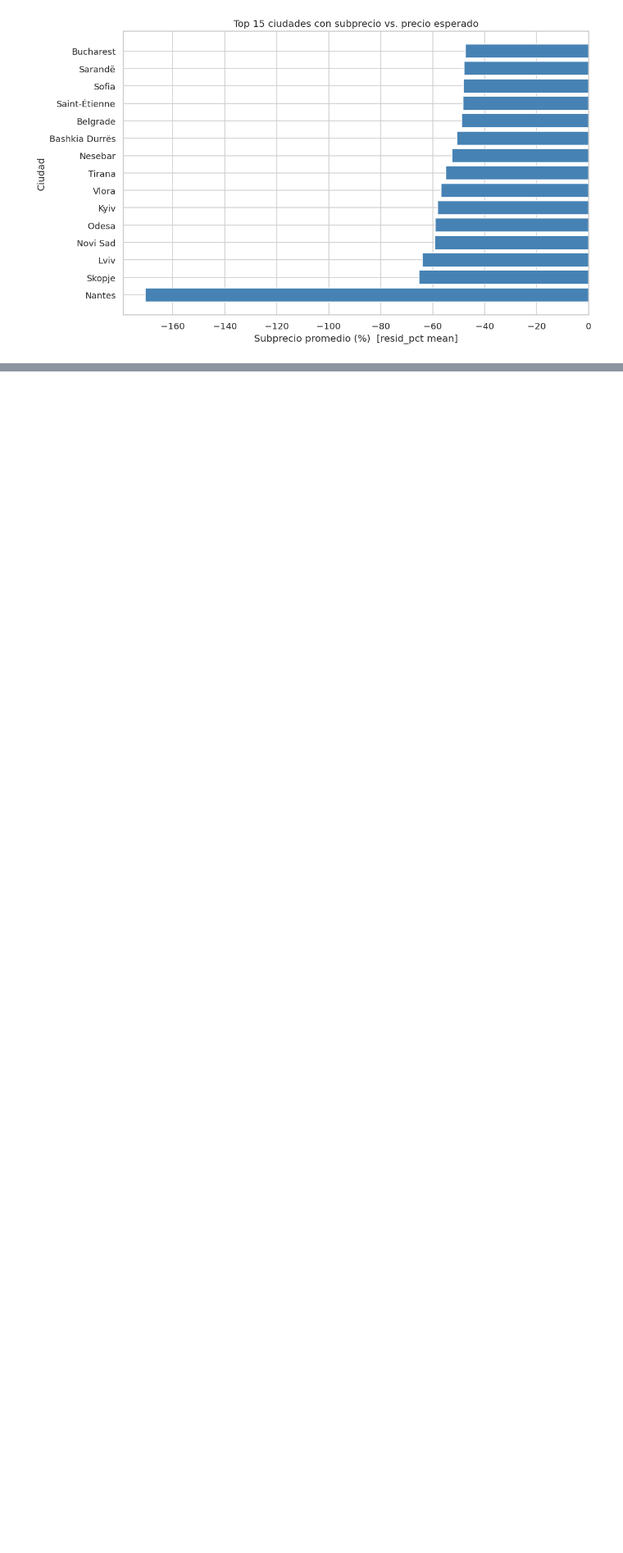
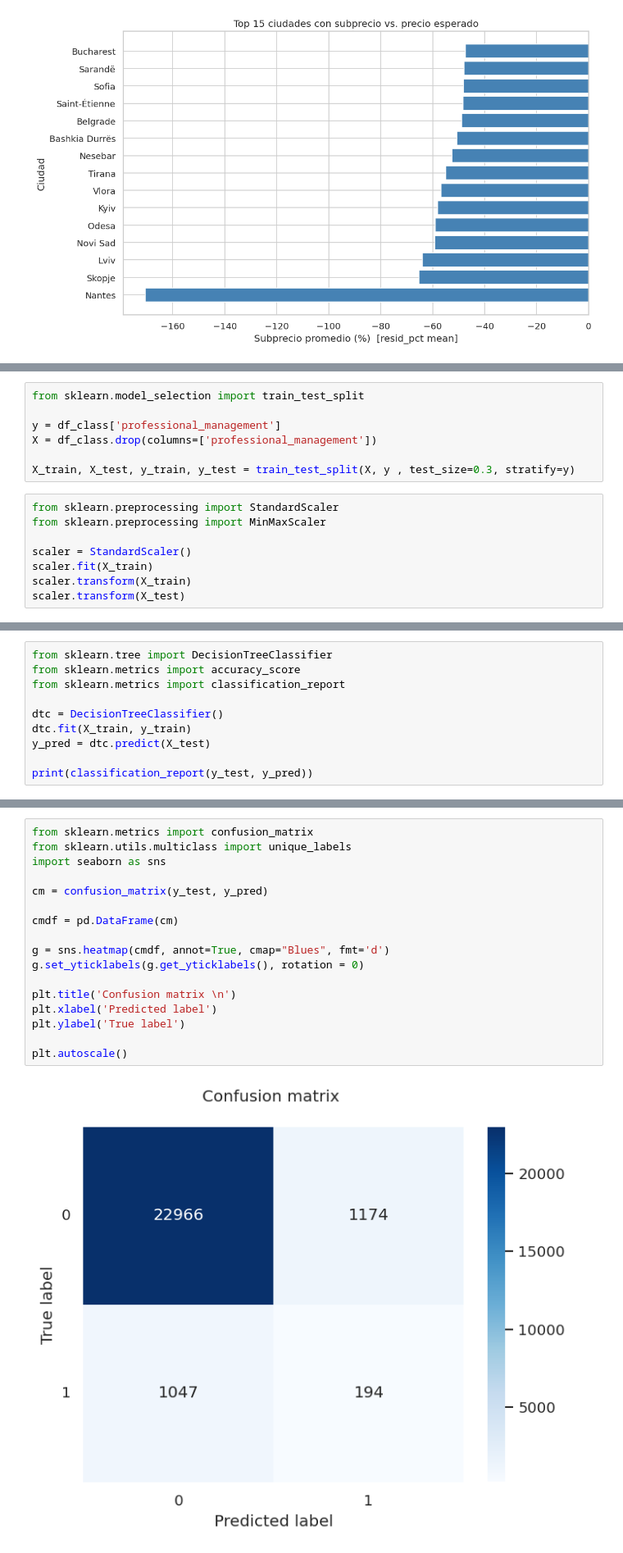
Before and after one commit to Rajevic-0/Proyecto-Mineria-De-Datos, a Jupyter notebook: Notebooks/Hito_1.ipynb, the cells around one changed output, grey strips where cells are left out. Shown at 82% size. Cells and saved outputs as stored; diff of their text form; blank space fills up the shorter version.

```diff
--- a/Notebooks/Hito_1.ipynb
+++ b/Notebooks/Hito_1.ipynb
@@ -668,0 +686,15 @@ dtype: float64
+# %%
+from sklearn.model_selection import train_test_split
+
+y = df_class['professional_management']
+X = df_class.drop(columns=['professional_management'])
+
+X_train, X_test, y_train, y_test = train_test_split(X, y , test_size=0.3, stratify=y)
+# %%
+from sklearn.preprocessing import StandardScaler
+from sklearn.preprocessing import MinMaxScaler
+
+scaler = StandardScaler()
+scaler.fit(X_train)
+scaler.transform(X_train)
+scaler.transform(X_test)
@@ -668,0 +709,10 @@ dtype: float64
+# %%
+from sklearn.tree import DecisionTreeClassifier
+from sklearn.metrics import accuracy_score
+from sklearn.metrics import classification_report
+
+dtc = DecisionTreeClassifier()
+dtc.fit(X_train, y_train)
+y_pred = dtc.predict(X_test)
+
+print(classification_report(y_test, y_pred))
@@ -668,0 +728,19 @@ dtype: float64
+# %%
+from sklearn.metrics import confusion_matrix
+from sklearn.utils.multiclass import unique_labels
+import seaborn as sns
+
+cm = confusion_matrix(y_test, y_pred)
+
+cmdf = pd.DataFrame(cm)
+
+g = sns.heatmap(cmdf, annot=True, cmap="Blues", fmt='d')
+g.set_yticklabels(g.get_yticklabels(), rotation = 0)
+
+plt.title('Confusion matrix \n')
+plt.xlabel('Predicted label')
+plt.ylabel('True label')
+
+plt.autoscale()
+# %% [output]
+[figure, added]
```
Also changed, not shown: parts of 7 cells of this notebook.
